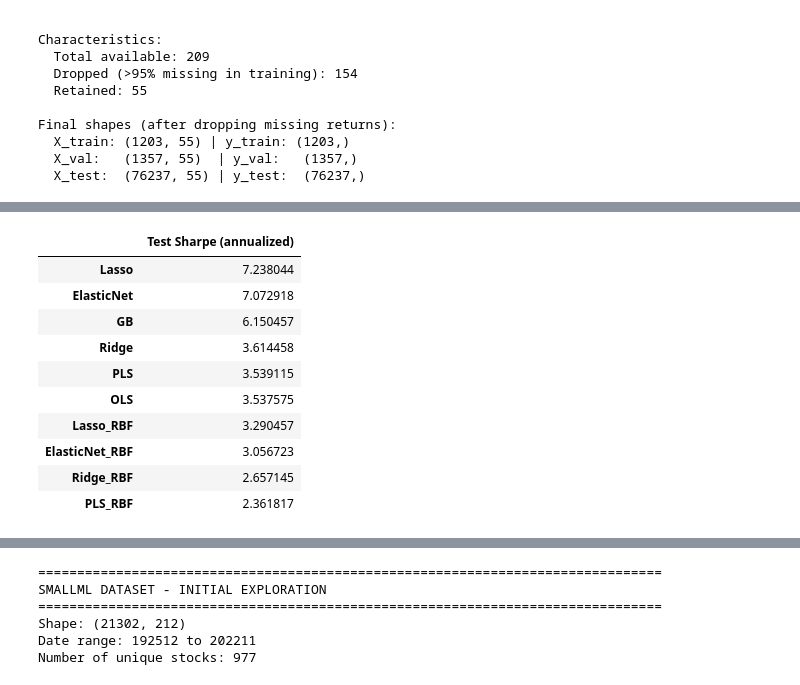
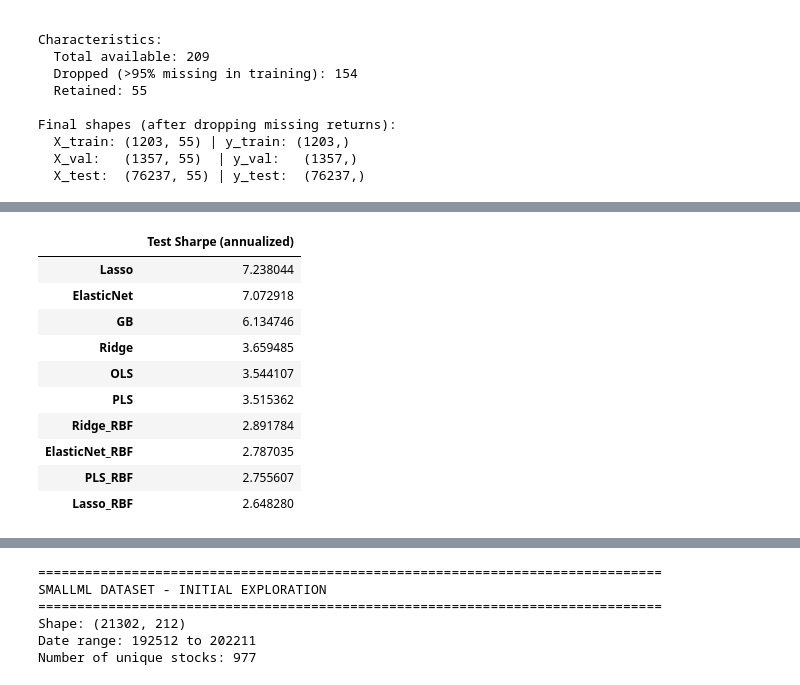
Before and after one commit to OlegGlo/ML-for-finance-HW, a Jupyter notebook: PSet2/HW2.ipynb, the cells around one changed output, grey strips where cells are left out. Drawn from its saved outputs; the diff is of its cells as text; code cells hidden in the pictures.

```diff
--- a/PSet2/HW2.ipynb
+++ b/PSet2/HW2.ipynb
@@ -676,7 +783,11 @@ def form_long_short_portfolio(df, score_col="score", ret_col="ret", date_col="yy
     """Top-minus-bottom quantile spread each month."""
     out = []
     for dt, g in df.groupby(date_col):
-        g = g.dropna(subset=[score_col, ret_col])
+        # Impute missing returns as 0 (delisting returns not available in this file)
+        g = g.copy()
+        g[ret_col] = pd.to_numeric(g[ret_col], errors="coerce").fillna(0.0)
+
+        g = g.dropna(subset=[score_col])  # only require a score this month
         if len(g) < n_quantiles:
             continue
         # break ties safely; qcut can fail if too many ties -> rank first
@@ -685,47 +796,50 @@ def form_long_short_portfolio(df, score_col="score", ret_col="ret", date_col="yy
         top = g.loc[g["bucket"] == n_quantiles, ret_col].mean()
         bot = g.loc[g["bucket"] == 1, ret_col].mean()
         out.append((dt, top - bot))
     rets = pd.Series(dict(out)).sort_index()
     rets.name = "ls_ret"
     return rets
 
 def annualized_sharpe(monthly_rets):
     mu = monthly_rets.mean()
     sd = monthly_rets.std(ddof=1)
     if sd == 0 or np.isnan(sd):
         return np.nan
     return (mu / sd) * np.sqrt(12)
 
 # Build a TEST-period panel with returns + predictions
 test_panel = largeml.loc[test_mask, ["permno", "yyyymm", "ret"]].copy()
-test_panel["ret"] = pd.to_numeric(test_panel["ret"], errors="coerce")
+test_panel["ret"] = pd.to_numeric(test_panel["ret"], errors="coerce").fillna(0.0)
 
-# Align to X_test_eval / y_test_eval index (these already drop missing returns)
-test_panel = test_panel.loc[X_test_eval.index].copy()
+# Left-join predictions into the full TEST universe (avoid extra filtering to ML-valid index)
+for name, res in ml_results.items():
+    test_panel = test_panel.join(res["pred_test"].rename(name), how="left")
 
 sharpes = {}
 ls_series_by_model = {}
 
-for name, res in ml_results.items():
-    test_panel[name] = res["pred_test"]
-    ls = form_long_short_portfolio(test_panel[[ "yyyymm", "ret", name]].rename(columns={name:"score"}), score_col="score")
+for name in ml_results.keys():
+    ls = form_long_short_portfolio(
+        test_panel[["yyyymm", "ret", name]].rename(columns={name: "score"}),
+        score_col="score"
+    )
     ls_series_by_model[name] = ls
     sharpes[name] = annualized_sharpe(ls)
 
 c_table = pd.DataFrame({"Test Sharpe (annualized)": sharpes}).sort_values("Test Sharpe (annualized)", ascending=False)
 c_table
 # %% [output]
 |  | Test Sharpe (annualized) |
 | Lasso | 7.238044 |
 | ElasticNet | 7.072918 |
-| GB | 6.150457 |
-| Ridge | 3.614458 |
-| PLS | 3.539115 |
-| OLS | 3.537575 |
-| Lasso_RBF | 3.290457 |
-| ElasticNet_RBF | 3.056723 |
-| Ridge_RBF | 2.657145 |
-| PLS_RBF | 2.361817 |
+| GB | 6.134746 |
+| Ridge | 3.659485 |
+| OLS | 3.544107 |
+| PLS | 3.515362 |
+| Ridge_RBF | 2.891784 |
+| ElasticNet_RBF | 2.787035 |
+| PLS_RBF | 2.755607 |
+| Lasso_RBF | 2.648280 |
 # %%
 # Diagnostic code to check Lasso+RBF predictions
 import numpy as np
```
Also changed, not shown: parts of 17 cells of this notebook, 2 other files.
